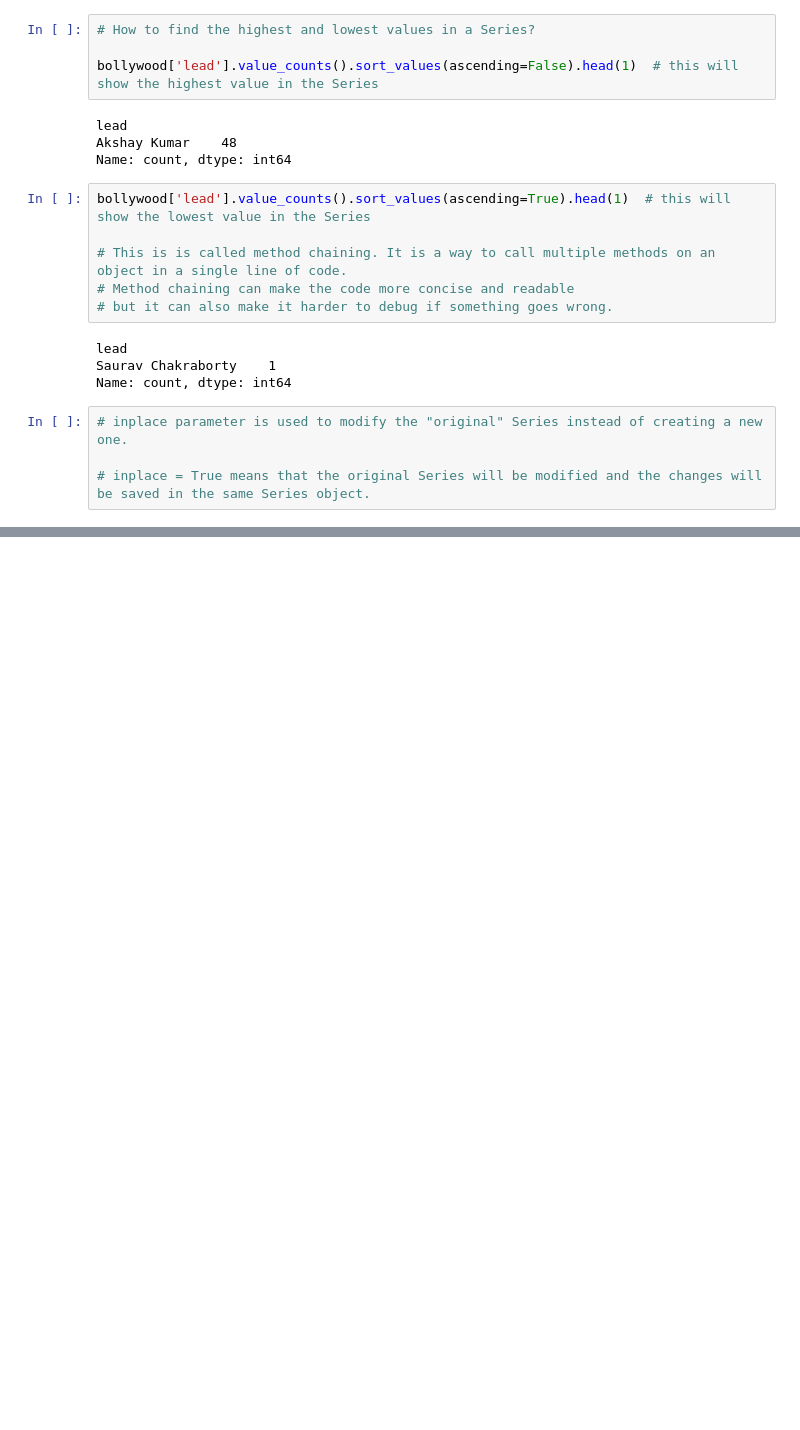
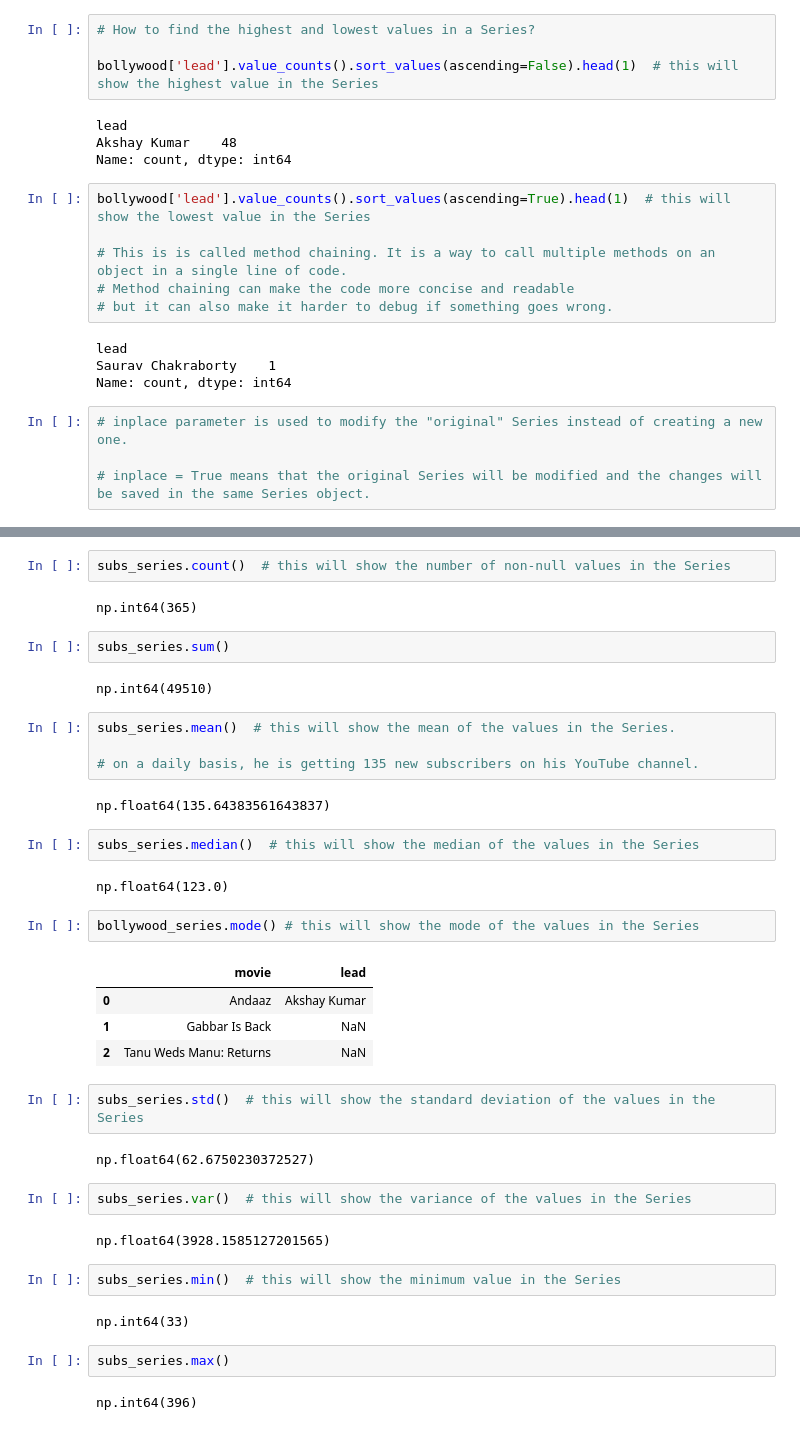
Before and after one commit to arsal3646/Python_Projects, a Jupyter notebook: CampusX_Data_Science_Course/016_Pandas_Series.ipynb, the cells around one changed output, grey strips where cells are left out. Cells and saved outputs as stored; diff of their text form; blank space fills up the shorter version.

```diff
--- a/CampusX_Data_Science_Course/016_Pandas_Series.ipynb
+++ b/CampusX_Data_Science_Course/016_Pandas_Series.ipynb
@@ -500,0 +507,41 @@ Name: count, dtype: int64
+# %%
+subs_series.count()  # this will show the number of non-null values in the Series
+# %% [output]
+np.int64(365)
+# %%
+subs_series.sum()
+# %% [output]
+np.int64(49510)
+# %%
+subs_series.mean()  # this will show the mean of the values in the Series.
+
+# on a daily basis, he is getting 135 new subscribers on his YouTube channel.
+# %% [output]
+np.float64(135.64383561643837)
+# %%
+subs_series.median()  # this will show the median of the values in the Series
+# %% [output]
+np.float64(123.0)
+# %%
+bollywood_series.mode() # this will show the mode of the values in the Series
+# %% [output]
+|  | movie | lead |
+| 0 | Andaaz | Akshay Kumar |
+| 1 | Gabbar Is Back | NaN |
+| 2 | Tanu Weds Manu: Returns | NaN |
+# %%
+subs_series.std()  # this will show the standard deviation of the values in the Series
+# %% [output]
+np.float64(62.6750230372527)
+# %%
+subs_series.var()  # this will show the variance of the values in the Series
+# %% [output]
+np.float64(3928.1585127201565)
+# %%
+subs_series.min()  # this will show the minimum value in the Series
+# %% [output]
+np.int64(33)
+# %%
+subs_series.max()
+# %% [output]
+np.int64(396)
```
Also changed, not shown: parts of 7 cells of this notebook.
